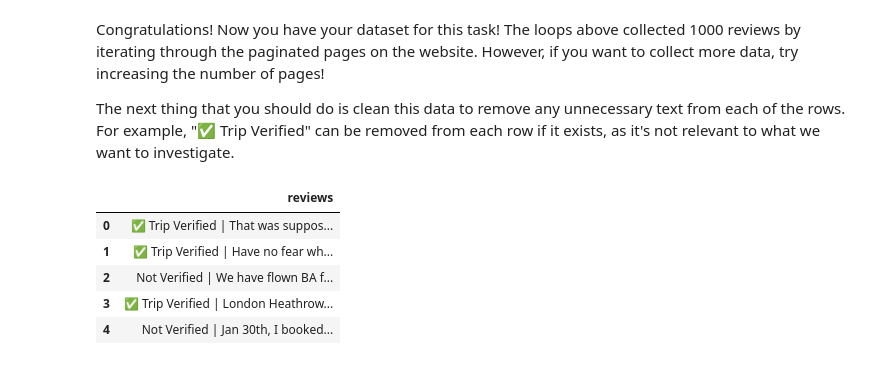
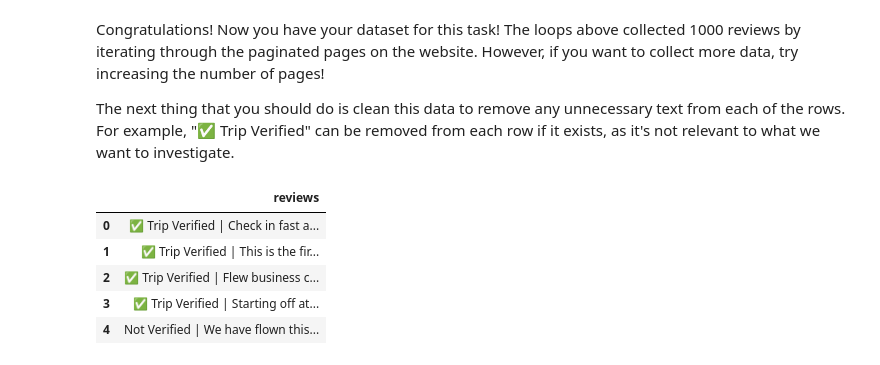
Before and after one commit to Oluwajuwon-O/sentiment_analysis, a Jupyter notebook: getting_started.ipynb, the cells around one changed output. Saved outputs shown, nothing was run; the diff lists cells and outputs as text; code cells hidden in the pictures.

```diff
--- a/getting_started.ipynb
+++ b/getting_started.ipynb
@@ -89,14 +82,14 @@ Congratulations! Now you have your dataset for this task! The loops above collec
 
  The next thing that you should do is clean this data to remove any unnecessary text from each of the rows. For example, "✅ Trip Verified" can be removed from each row if it exists, as it's not relevant to what we want to investigate.
 # %%
-reviews = pd.read_csv('data/BA_reviews.csv')
+reviews = pd.read_csv('BA_reviews.csv')
 reviews.head()
 # %% [output]
 |  | reviews |
-| 0 | ✅ Trip Verified | That was suppos... |
-| 1 | ✅ Trip Verified | Have no fear wh... |
-| 2 | Not Verified | We have flown BA f... |
-| 3 | ✅ Trip Verified | London Heathrow... |
-| 4 | Not Verified | Jan 30th, I booked... |
+| 0 | ✅ Trip Verified | Check in fast a... |
+| 1 | ✅ Trip Verified | This is the fir... |
+| 2 | ✅ Trip Verified | Flew business c... |
+| 3 | ✅ Trip Verified | Starting off at... |
+| 4 | Not Verified | We have flown this... |
 # %%
 reviews_df = reviews.copy()
```
Also changed, not shown: parts of 21 cells of this notebook.
